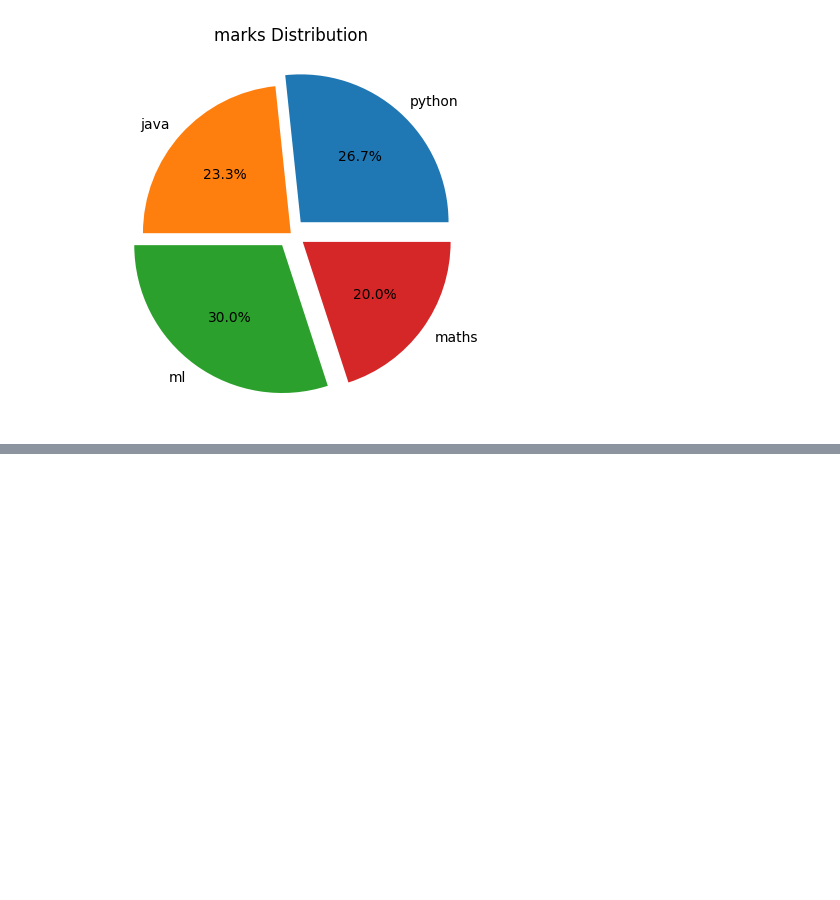
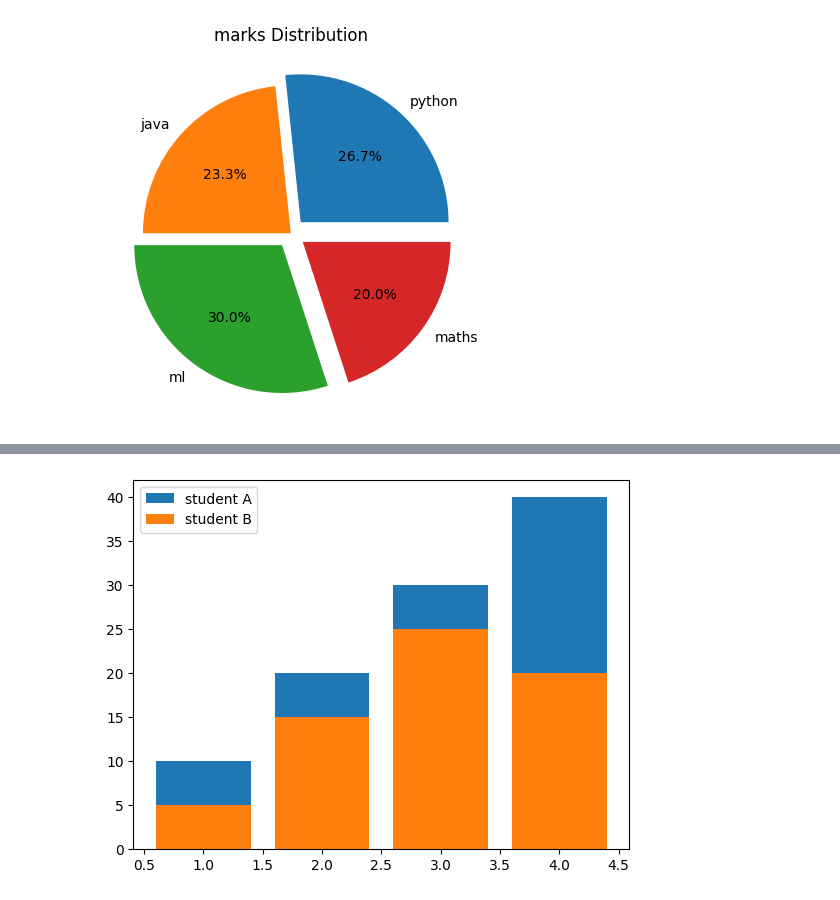
Before and after one commit to arunrajput1836-ui/data-visualization-, a Jupyter notebook: matplotlib.ipynb, the cells around one changed output, grey strips where cells are left out. Cells and saved outputs as stored; diff of their text form; code cells hidden in the pictures; blank space fills up the shorter version.

```diff
--- a/matplotlib.ipynb
+++ b/matplotlib.ipynb
@@ -81,0 +95,11 @@ plt.show()
+# %%
+ import matplotlib.pyplot as plt
+x=[1,2,3,4]
+y1=[10,20,30,40]
+y2=[5,15,25,20]
+plt.bar(x,y1,label ="student A")
+plt.bar(x,y2,label = "student B")
+plt.legend()
+plt.show()
+# %% [output]
+[figure, added]
```
Also changed, not shown: parts of 4 cells of this notebook.
